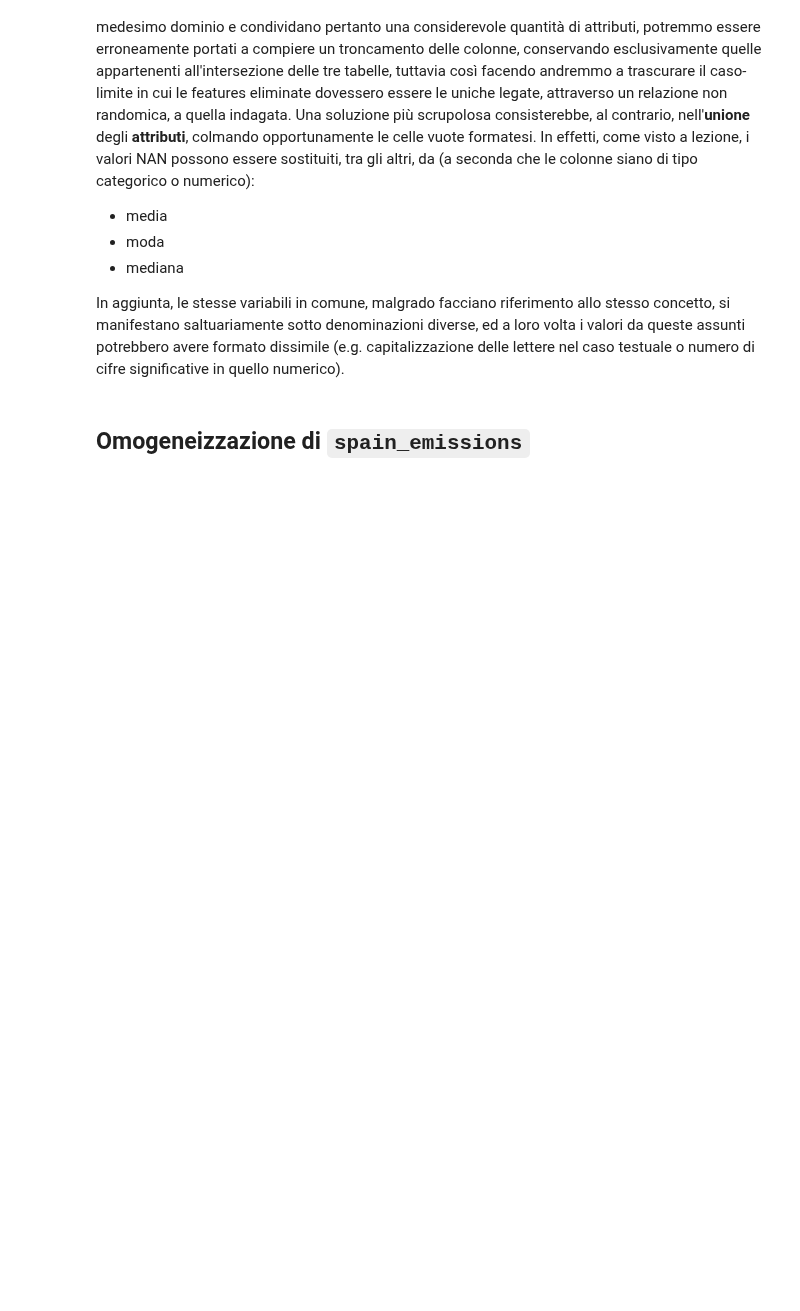
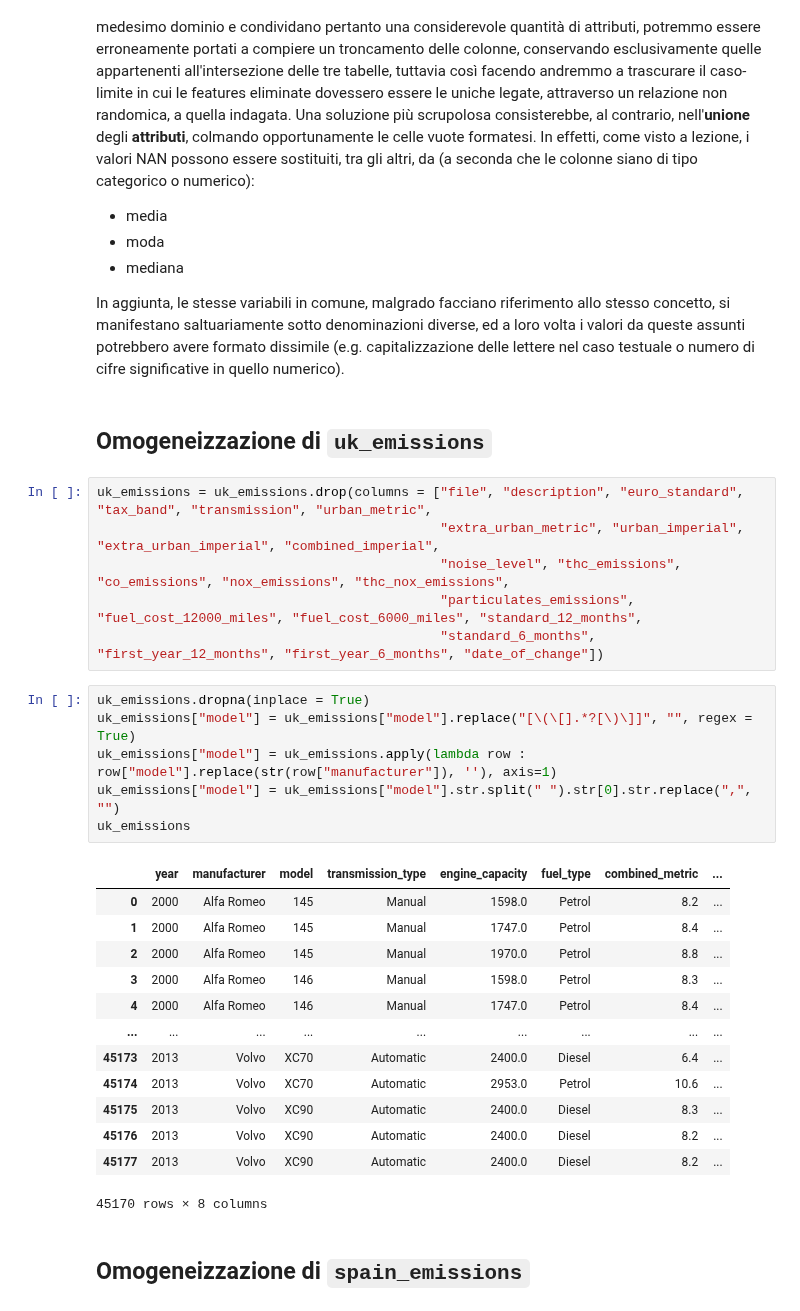
Before and after one commit to francesco-zatto/dia-project, a Jupyter notebook: car_emissions.ipynb, the cells around one changed output. Saved outputs shown, nothing was run; the diff lists cells and outputs as text; blank space fills up the shorter version.

Commit message:
String manipulation to standardize the values of “model”

```diff
--- a/car_emissions.ipynb
+++ b/car_emissions.ipynb
@@ -339,6 +339,34 @@ Avendo reperito tre set di dati ciascuno da una fonte differente, sebbene questi
 - mediana
 
 In aggiunta, le stesse variabili in comune, malgrado facciano riferimento allo stesso concetto, si manifestano saltuariamente sotto denominazioni diverse, ed a loro volta i valori da queste assunti potrebbero avere formato dissimile (e.g. capitalizzazione delle lettere nel caso testuale o numero di cifre significative in quello numerico).
+# %% [markdown]
+## Omogeneizzazione di `uk_emissions`
+# %%
+uk_emissions = uk_emissions.drop(columns = ["file", "description", "euro_standard", "tax_band", "transmission", "urban_metric",
+                                            "extra_urban_metric", "urban_imperial", "extra_urban_imperial", "combined_imperial",
+                                            "noise_level", "thc_emissions", "co_emissions", "nox_emissions", "thc_nox_emissions",
+                                            "particulates_emissions", "fuel_cost_12000_miles", "fuel_cost_6000_miles", "standard_12_months",
+                                            "standard_6_months", "first_year_12_months", "first_year_6_months", "date_of_change"])
+# %%
+uk_emissions.dropna(inplace = True)
+uk_emissions["model"] = uk_emissions["model"].replace("[\(\[].*?[\)\]]", "", regex = True)
+uk_emissions["model"] = uk_emissions.apply(lambda row : row["model"].replace(str(row["manufacturer"]), ''), axis=1)
+uk_emissions["model"] = uk_emissions["model"].str.split(" ").str[0].str.replace(",", "")
+uk_emissions
+# %% [output]
+|  | year | manufacturer | model | transmission_type | engine_capacity | fuel_type | combined_metric | ... |
+| 0 | 2000 | Alfa Romeo | 145 | Manual | 1598.0 | Petrol | 8.2 | ... |
+| 1 | 2000 | Alfa Romeo | 145 | Manual | 1747.0 | Petrol | 8.4 | ... |
+| 2 | 2000 | Alfa Romeo | 145 | Manual | 1970.0 | Petrol | 8.8 | ... |
+| 3 | 2000 | Alfa Romeo | 146 | Manual | 1598.0 | Petrol | 8.3 | ... |
+| 4 | 2000 | Alfa Romeo | 146 | Manual | 1747.0 | Petrol | 8.4 | ... |
+| ... | ... | ... | ... | ... | ... | ... | ... | ... |
+| 45173 | 2013 | Volvo | XC70 | Automatic | 2400.0 | Diesel | 6.4 | ... |
+| 45174 | 2013 | Volvo | XC70 | Automatic | 2953.0 | Petrol | 10.6 | ... |
+| 45175 | 2013 | Volvo | XC90 | Automatic | 2400.0 | Diesel | 8.3 | ... |
+| 45176 | 2013 | Volvo | XC90 | Automatic | 2400.0 | Diesel | 8.2 | ... |
+| 45177 | 2013 | Volvo | XC90 | Automatic | 2400.0 | Diesel | 8.2 | ... |
+45170 rows × 8 columns
 # %% [markdown]
 ## Omogeneizzazione di `spain_emissions`
 # %% [markdown]
```
